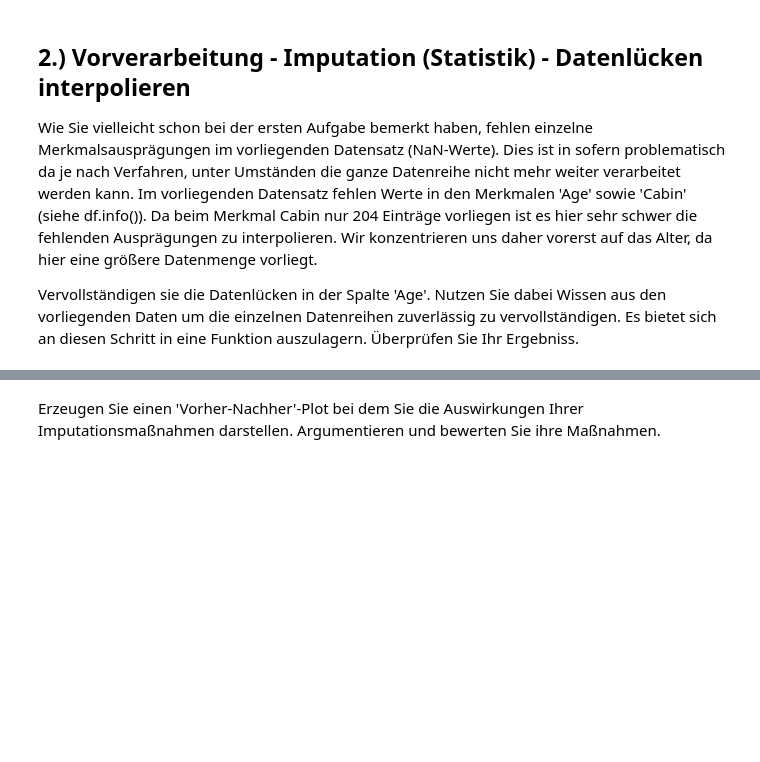
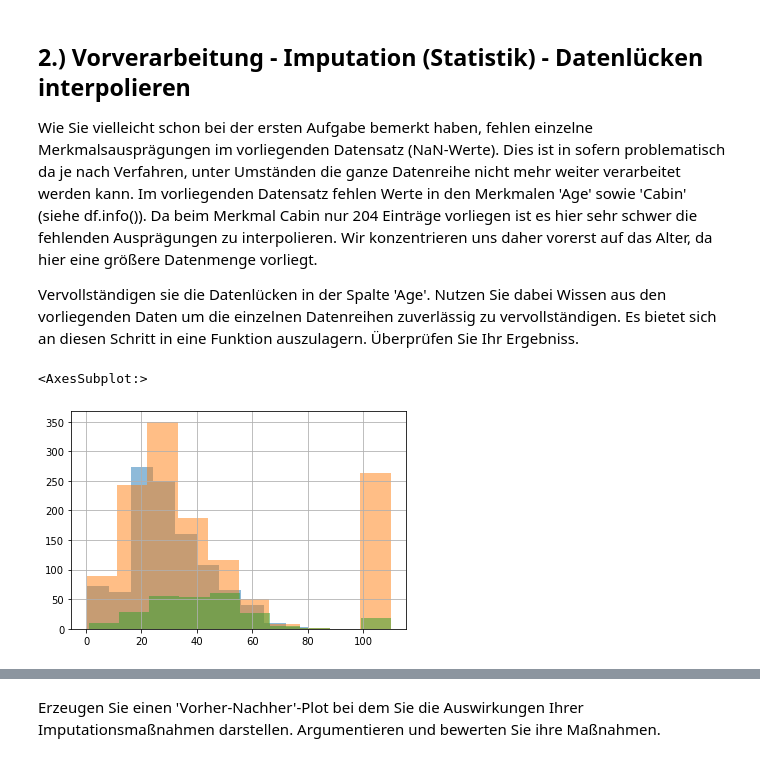
Before and after one commit to OgLocGreen/hska_ml_lab_master_exercises, a Jupyter notebook: Exercise 2 - Exploratory data analysis, Simple Classifier/Exercise 2.1 - Exploratory data analysis.ipynb, the cells around one changed output, grey strips where cells are left out. Drawn from its saved outputs; the diff is of its cells as text; code cells hidden in the pictures; blank space fills up the shorter version.

```diff
--- a/Exercise 2 - Exploratory data analysis, Simple Classifier/Exercise 2.1 - Exploratory data analysis.ipynb
+++ b/Exercise 2 - Exploratory data analysis, Simple Classifier/Exercise 2.1 - Exploratory data analysis.ipynb
@@ -434,12 +420,23 @@ Wie Sie vielleicht schon bei der ersten Aufgabe bemerkt haben, fehlen einzelne M
 
 Vervollständigen sie die Datenlücken in der Spalte 'Age'. Nutzen Sie dabei Wissen aus den vorliegenden Daten um die einzelnen Datenreihen zuverlässig zu vervollständigen. Es bietet sich an diesen Schritt in eine Funktion auszulagern. Überprüfen Sie Ihr Ergebniss.
 # %%
-def prepareData(df):
+def prepareData(df1):
     #to set a selection of a data frame please dont use the chained [] operator, but the .loc operator
     #(see http://pandas.pydata.org/pandas-docs/stable/indexing.html#indexing-view-versus-copy for details)
 
     #minimal working example to set all null age values to 42 - probably you can do better :-)
-    df.loc[df.Age.isnull(),'Age'] = 42
-    return df
+    df1.loc[df.Age.isnull(),'Age'] = 110
+    return df1
 
-df = prepareData(df)
+# Schwierig umzusetzen da wenn Alter nicht vorhanden ist sollte der Komplette eintrage gelöscht werden
+# und nicht einfach durch mocup daten ersetzt werden
+df.Age.hist(alpha = 0.5)
+df1 = prepareData(df)
+df1.Age.hist(alpha = 0.5)
+#Löschen aller Null
+df2 = df.dropna()
+
+df2.Age.hist(alpha = 0.5)
+# %% [output]
+<AxesSubplot:>
+[figure, added]
```
Also changed, not shown: parts of 29 cells of this notebook, 1 other file.
